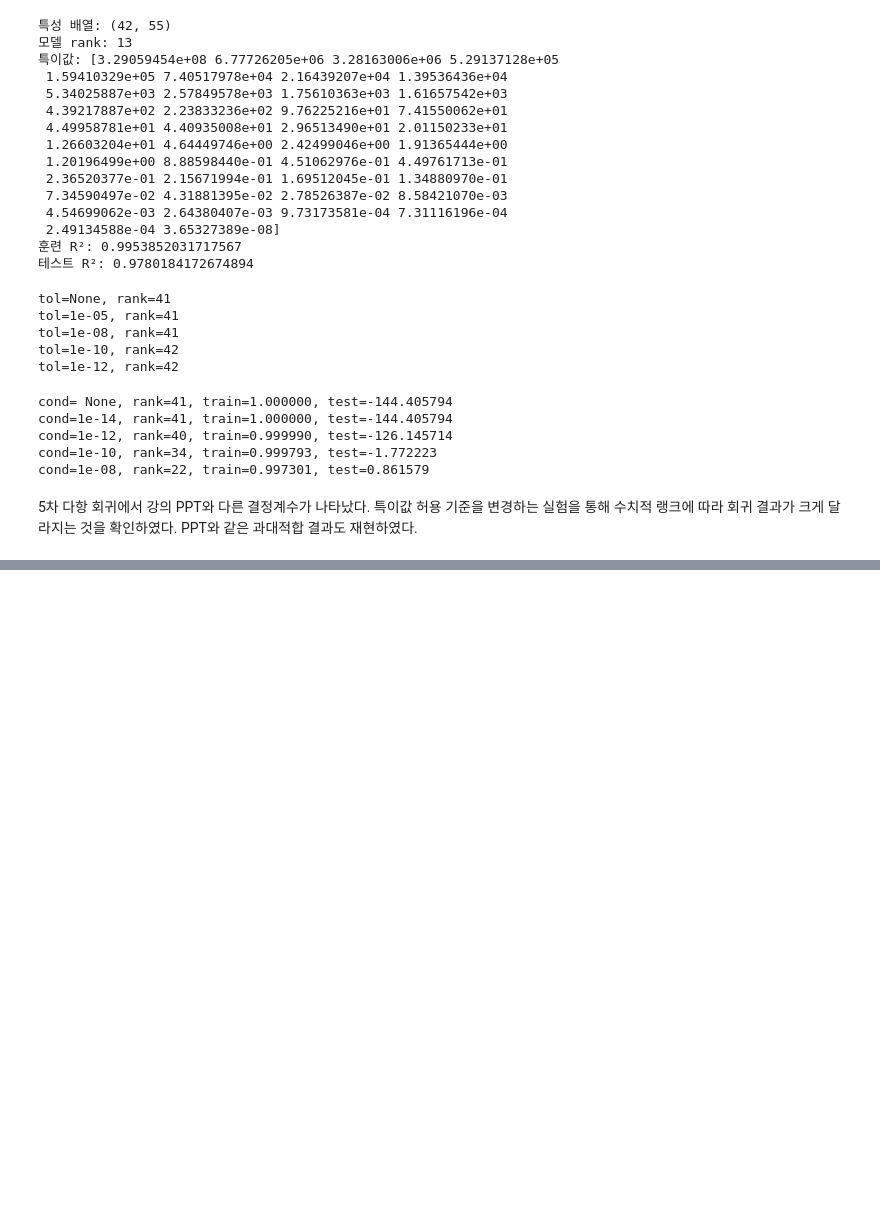
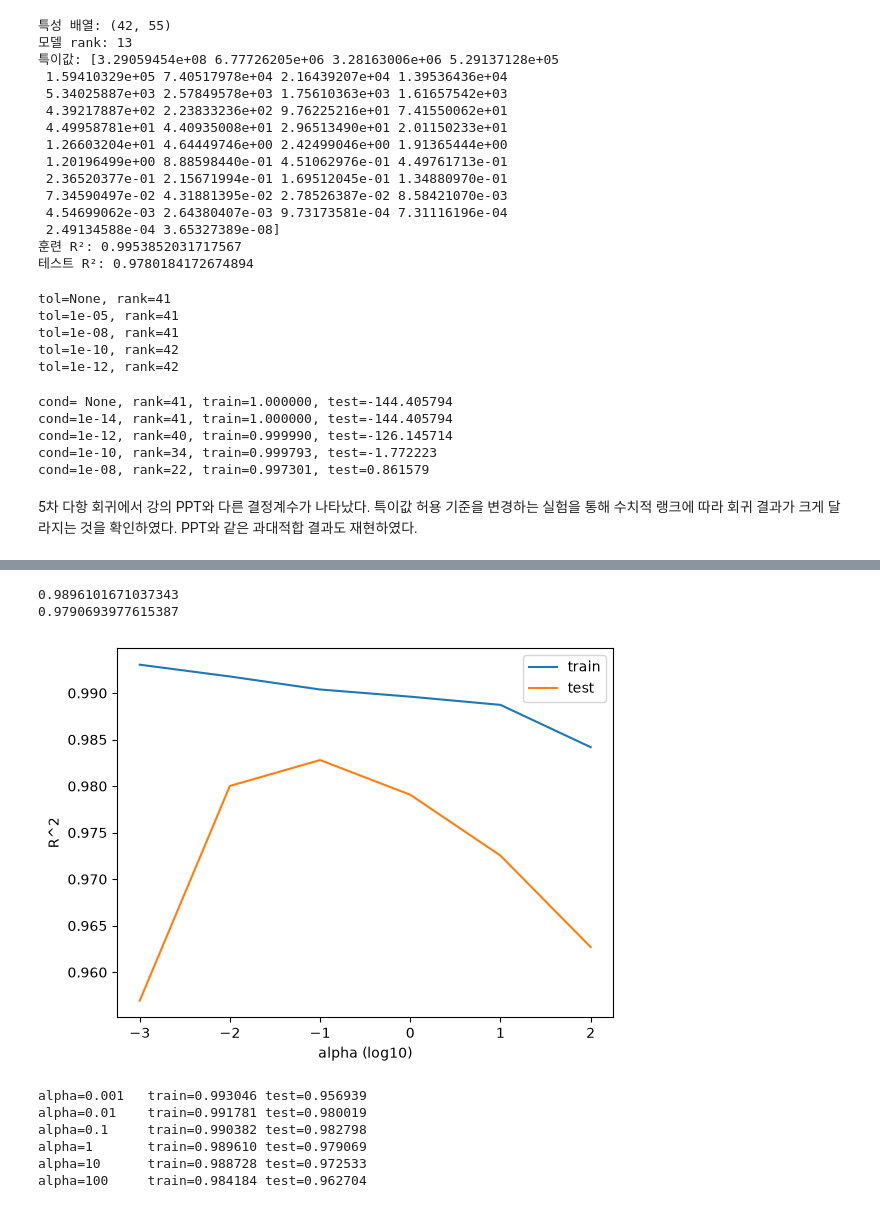
Before and after one commit to dldma/class_python, a Jupyter notebook: online_class/week06_multiple_regression.ipynb, the cells around one changed output, grey strips where cells are left out. Saved outputs shown, nothing was run; the diff lists cells and outputs as text; code cells hidden in the pictures; blank space fills up the shorter version.

```diff
--- a/online_class/week06_multiple_regression.ipynb
+++ b/online_class/week06_multiple_regression.ipynb
@@ -245,0 +317,73 @@ cond=1e-08, rank=22, train=0.997301, test=0.861579
+# %%
+from sklearn.linear_model import Ridge
+
+# 릿지 회귀 모델 생성
+ridge = Ridge()
+
+# 표준화된 데이터로 모델 학습
+ridge.fit(train_scaled, train_target)
+
+# 훈련 데이터 성능 평가
+print(ridge.score(train_scaled, train_target))
+
+# 테스트 데이터 성능 평가
+print(ridge.score(test_scaled, test_target))
+# %% [output]
+0.9896101671037343
+0.9790693977615387
+# %%
+# 적절한 규제 강도 찾기
+# 릿지 회귀의 알파는 규제 강도를 조절함 기본값이 1이며 이를 조절하여 모델의 성능 비교
+
+import numpy as np
+import matplotlib.pyplot as plt
+
+# 점수를 저장할 리스트 생성
+train_score = []
+test_score = []
+
+# 비교할 alpha 값
+alpha_list = [0.001, 0.01, 0.1, 1, 10, 100]
+
+# alpha를 변경하면서 학습
+for alpha in alpha_list:
+
+    ridge = Ridge(alpha=alpha)
+
+    ridge.fit(train_scaled, train_target)
+
+    train_score.append(
+        ridge.score(train_scaled, train_target)
+    )
+
+    test_score.append(
+        ridge.score(test_scaled, test_target)
+    )
+
+# 그래프 출력
+plt.plot(np.log10(alpha_list), train_score, label='train')
+plt.plot(np.log10(alpha_list), test_score, label='test')
+
+plt.xlabel('alpha (log10)')
+plt.ylabel('R^2')
+plt.legend()
+plt.show()
+# %% [output]
+[figure, added]
+# %%
+# 점수 표로 출력
+for alpha, train, test in zip(
+    alpha_list, train_score, test_score
+):
+    print(
+        f"alpha={alpha:<7} "
+        f"train={train:.6f} "
+        f"test={test:.6f}"
+    )
+# %% [output]
+alpha=0.001   train=0.993046 test=0.956939
+alpha=0.01    train=0.991781 test=0.980019
+alpha=0.1     train=0.990382 test=0.982798
+alpha=1       train=0.989610 test=0.979069
+alpha=10      train=0.988728 test=0.972533
+alpha=100     train=0.984184 test=0.962704
```
Also changed, not shown: parts of 12 cells of this notebook, 6 other files.
